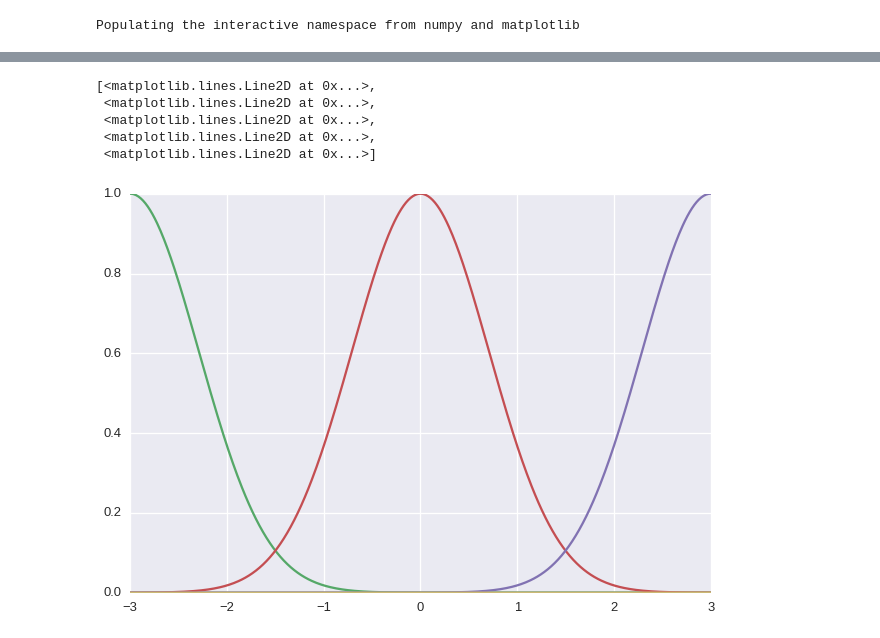
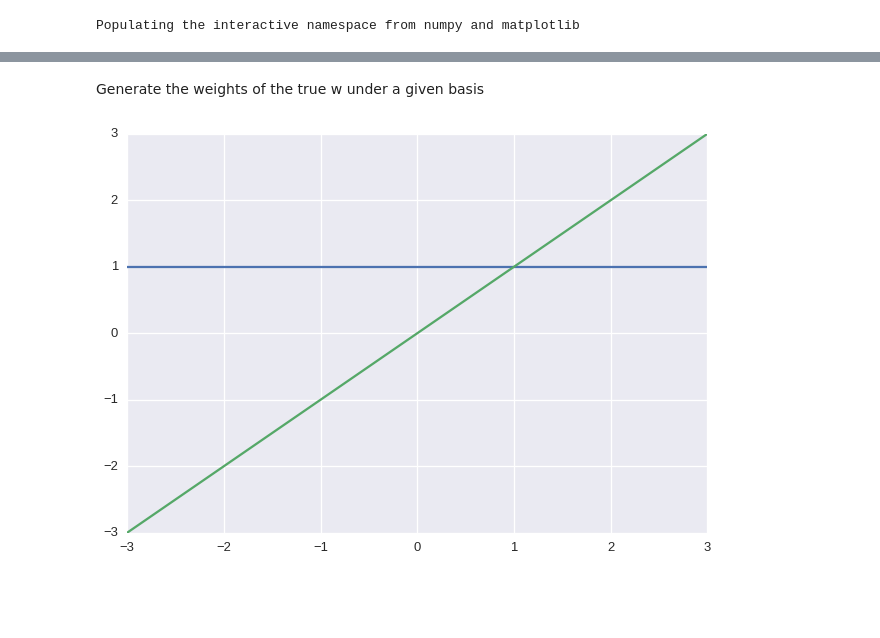
Before and after one commit to harvard-ml-courses/cs181-demos, a Jupyter notebook: BasisRegression.ipynb, the cells around one changed output, grey strips where cells are left out. Saved outputs shown, nothing was run; the diff lists cells and outputs as text; code cells hidden in the pictures; blank space fills up the shorter version.

```diff
--- a/BasisRegression.ipynb
+++ b/BasisRegression.ipynb
@@ -11,10 +11,15 @@ Populating the interactive namespace from numpy and matplotlib
 import sklearn
 import sklearn.linear_model
 # %%
-def make_data(N):
+def make_data(n):
+    "Create an x-grid and n randomly distributed x points"
     gx = np.linspace(-3, 3, 500).reshape(500,1)
-    dx = np.random.random(size=(N, 1)) * 6 - 3
+    dx = np.random.random(size=(n, 1)) * 6 - 3
     return gx, dx
 
 def make_weights(d):
+    "Create a random w of size R^d"
     return np.random.normal(size = (d, 1))
+
+n = 50
+gx, dx = make_data(n)
@@ -21,18 +30,13 @@ def make_weights(d):
 # %%
-def id_basis(x, d):
-    return x
+def cos_basis(X, d):
+    return np.cos(X * np.arange(0, d))
 
-def cos_basis(x, d):
-    return np.cos(x * np.arange(0, d))
+def sin_basis(X, d):
+    return np.sin(X * np.arange(0, d))
 
-def sin_basis(x, d):
-    return np.cos(x * np.arange(0, d))
+def poly_basis(X, d):
+    return np.power(X, np.arange(0, d))
 
-def poly_basis(x, d):
-    return np.power(x, np.arange(0, d)+1)
-
-bw = 0.5
-def rbf_basis(x, d):
-    return np.exp(-np.power(x - (np.linspace(-3, 3, d) / bw) , 2))
-
-basis = rbf_basis
+def rbf_grid_basis(X, d):
+    "RBF over an evenly spaced grid"
+    return np.exp(-np.power(X - (np.linspace(-3, 3, d) / 0.5) , 2))
@@ -66,9 +43,14 @@ plt.plot(gx, dy2)
+# %% [markdown]
+Generate the weights of the true w under a given basis
+# %%
+d = 2
+
+gen_basis = lambda x: poly_basis(x, d)
+gPhi = gen_basis(gx)
+dPhi = gen_basis(dx)
+wts  = make_weights(d)
 # %%
 plt.plot(gx, gPhi)
+None
 # %% [output]
-[<matplotlib.lines.Line2D at 0x...>,
- <matplotlib.lines.Line2D at 0x...>,
- <matplotlib.lines.Line2D at 0x...>,
- <matplotlib.lines.Line2D at 0x...>,
- <matplotlib.lines.Line2D at 0x...>]
-[figure, old version]
+[figure, new version]
```
Also changed, not shown: parts of 12 cells of this notebook.
